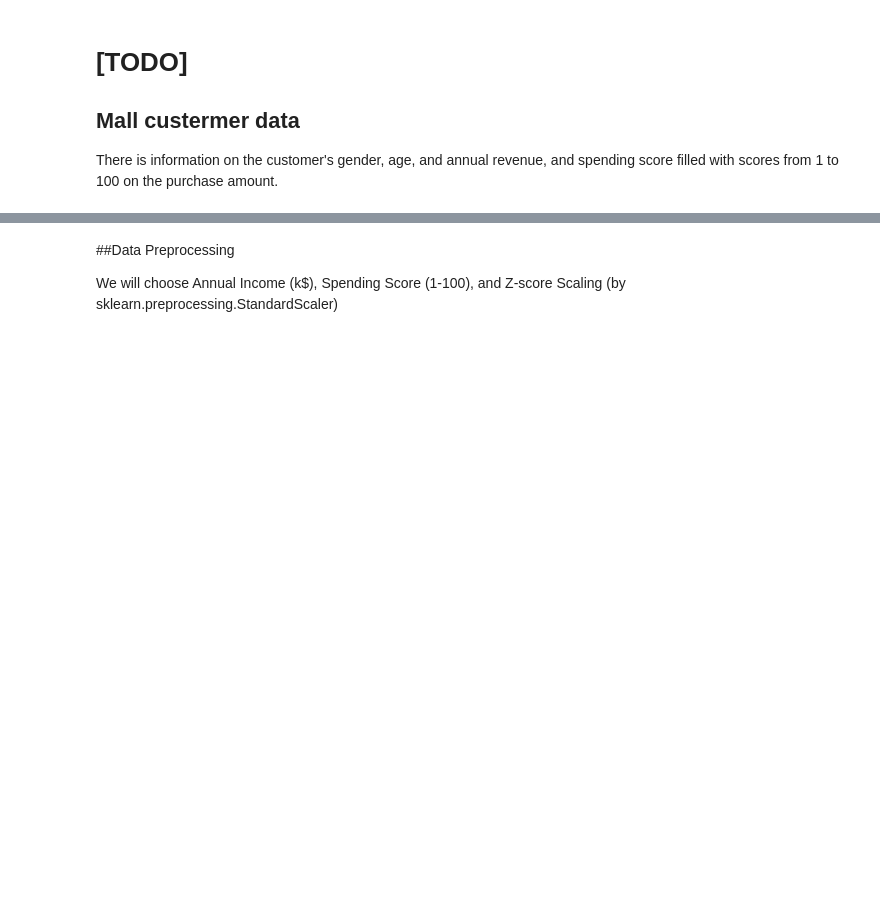
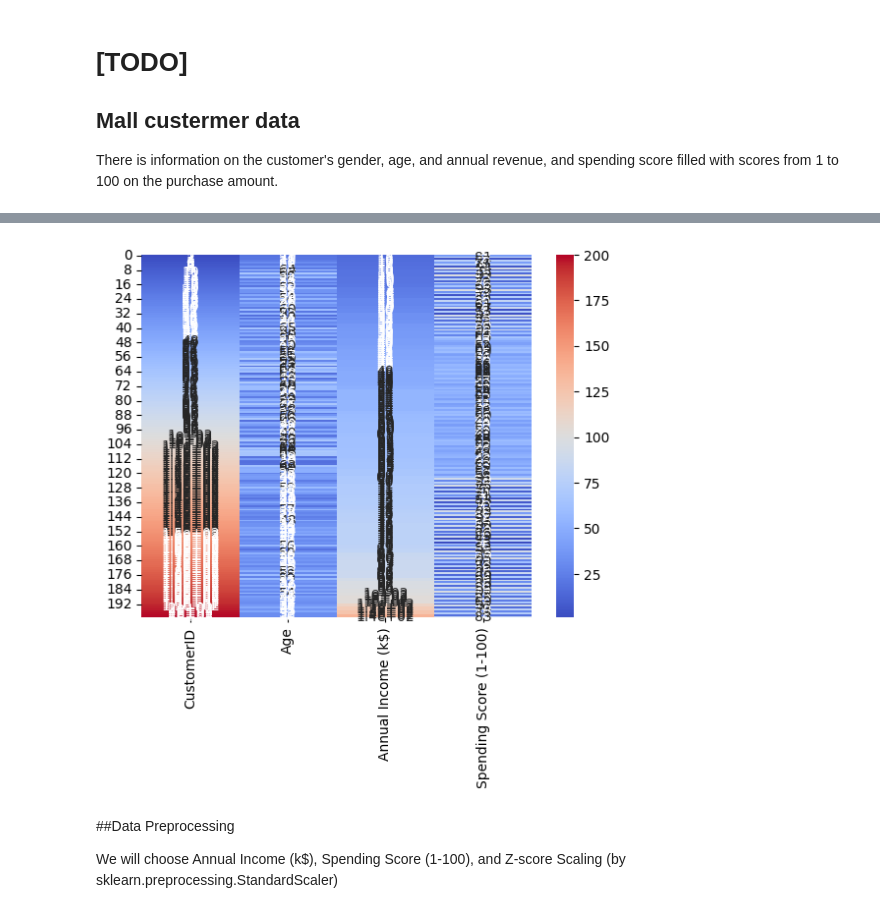
Before and after one commit to jun604/AI_Assignment, a Jupyter notebook: [AI2025_Assignment3]_Clustering.ipynb, the cells around one changed output, grey strips where cells are left out. Cells and saved outputs as stored; diff of their text form; code cells hidden in the pictures; blank space fills up the shorter version.

```diff
--- a/[AI2025_Assignment3]_Clustering.ipynb
+++ b/[AI2025_Assignment3]_Clustering.ipynb
@@ -12,10 +24,12 @@ df.head()
 # %%
 # Select Numeric Values
 df = df.select_dtypes(include=['int64', 'float64'])
 
-sns.heatmap(#######, annot=True, cmap='coolwarm')
+sns.heatmap(df, annot=True, cmap='coolwarm')####
 
 plt.show()
+# %% [output]
+[figure, added]
 # %% [markdown]
 ##Data Preprocessing
 
```
Also changed, not shown: parts of 4 cells of this notebook.
